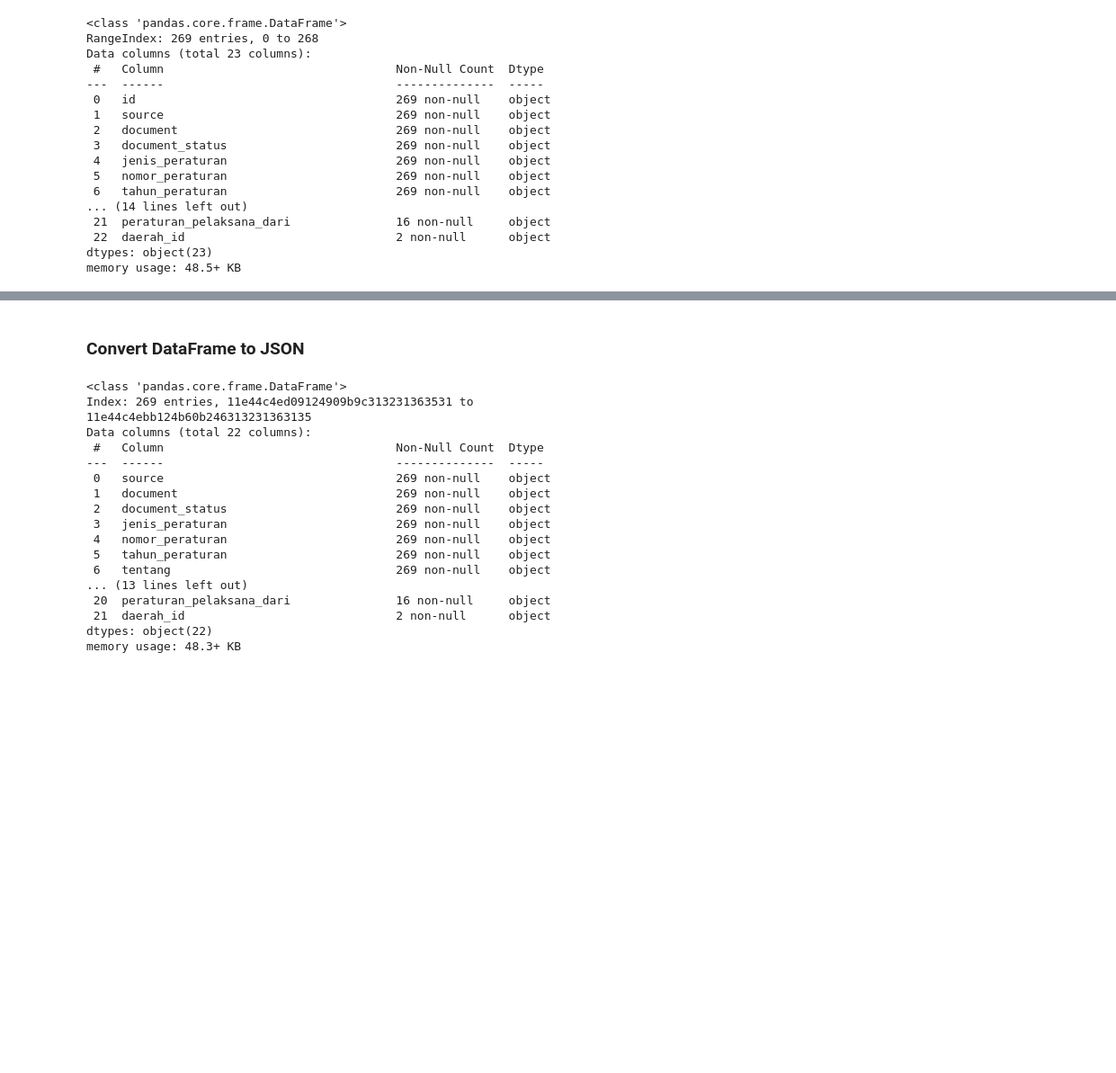
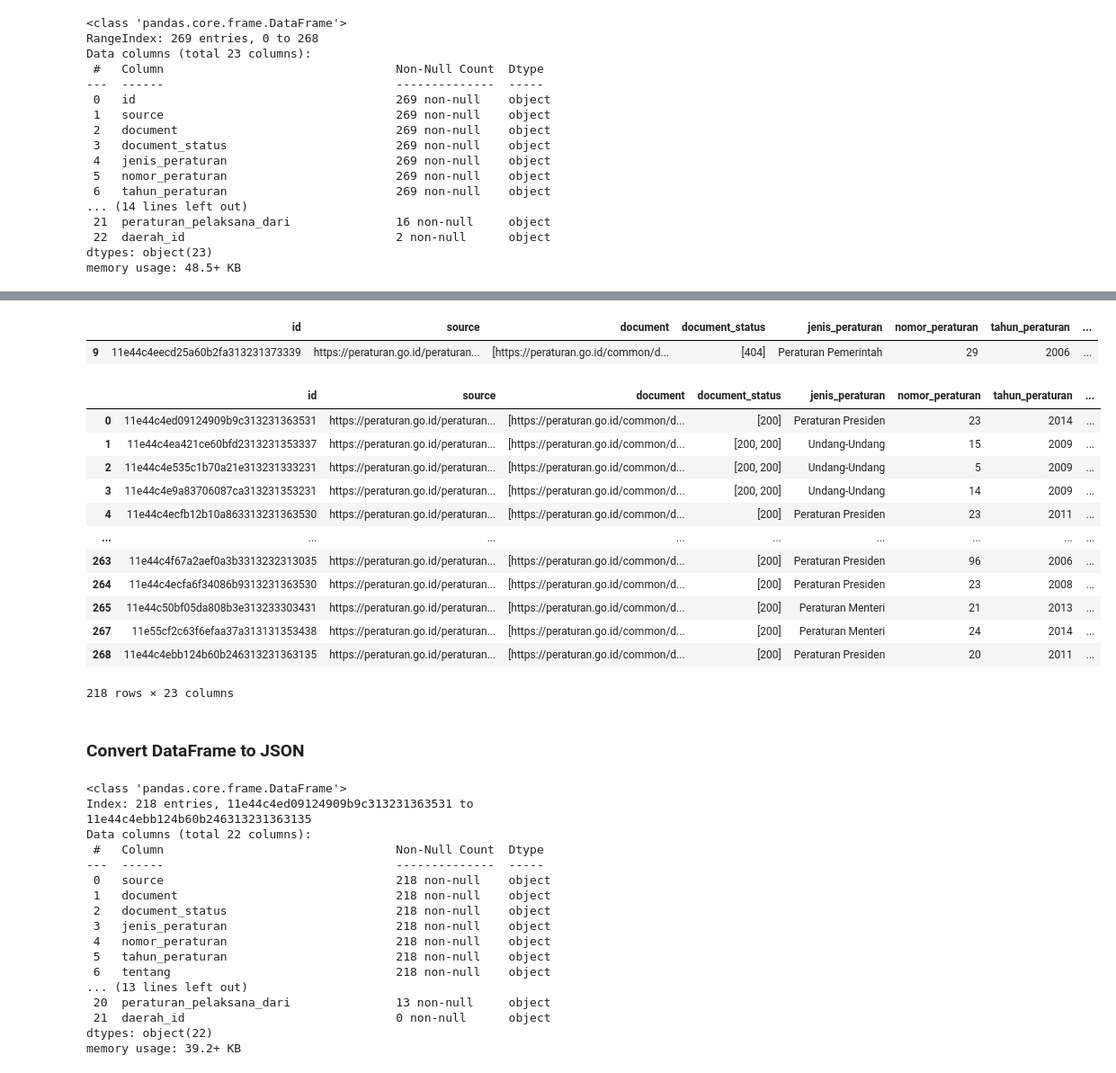
Before and after one commit to nadhifikbarw/adil-monorepo, a Jupyter notebook: adil-data-exploration/exploration.ipynb, the cells around one changed output, grey strips where cells are left out. Shown at 90% size. Cells and saved outputs as stored; diff of their text form; code cells hidden in the pictures; blank space fills up the shorter version.

Commit message:
add new data exploration analysis with new data set

```diff
--- a/adil-data-exploration/exploration.ipynb
+++ b/adil-data-exploration/exploration.ipynb
@@ -452,0 +461,4 @@ sns.heatmap(normal_df.isnull(), yticklabels=False, cbar=False,cmap='viridis')
+# %%
+# Check if first document have 404 status
+null_doc = df['document_status'].apply(lambda x: True if x[0] == 404 else False)
+null_doc.sum()
@@ -453,3 +482,27 @@ sns.heatmap(normal_df.isnull(), yticklabels=False, cbar=False,cmap='viridis')
+# %%
+# Validate the data if there is really no document
+normal_df[normal_df.index == 9]
+# %% [output]
+|  | id | source | document | document_status | jenis_peraturan | nomor_peraturan | tahun_peraturan | ... |
+| 9 | 11e44c4eecd25a60b2fa313231373339 | https://peraturan.go.id/peraturan... | [https://peraturan.go.id/common/d... | [404] | Peraturan Pemerintah | 29 | 2006 | ... |
+# %%
+# Drop column that have 404 in the first document
+normal_df.drop(normal_df[null_doc].index, inplace=True)
+normal_df
+# %% [output]
+|  | id | source | document | document_status | jenis_peraturan | nomor_peraturan | tahun_peraturan | ... |
+| 0 | 11e44c4ed09124909b9c313231363531 | https://peraturan.go.id/peraturan... | [https://peraturan.go.id/common/d... | [200] | Peraturan Presiden | 23 | 2014 | ... |
+| 1 | 11e44c4ea421ce60bfd2313231353337 | https://peraturan.go.id/peraturan... | [https://peraturan.go.id/common/d... | [200, 200] | Undang-Undang | 15 | 2009 | ... |
+| 2 | 11e44c4e535c1b70a21e313231333231 | https://peraturan.go.id/peraturan... | [https://peraturan.go.id/common/d... | [200, 200] | Undang-Undang | 5 | 2009 | ... |
+| 3 | 11e44c4e9a83706087ca313231353231 | https://peraturan.go.id/peraturan... | [https://peraturan.go.id/common/d... | [200, 200] | Undang-Undang | 14 | 2009 | ... |
+| 4 | 11e44c4ecfb12b10a863313231363530 | https://peraturan.go.id/peraturan... | [https://peraturan.go.id/common/d... | [200] | Peraturan Presiden | 23 | 2011 | ... |
+| ... | ... | ... | ... | ... | ... | ... | ... | ... |
+| 263 | 11e44c4f67a2aef0a3b3313232313035 | https://peraturan.go.id/peraturan... | [https://peraturan.go.id/common/d... | [200] | Peraturan Presiden | 96 | 2006 | ... |
+| 264 | 11e44c4ecfa6f34086b9313231363530 | https://peraturan.go.id/peraturan... | [https://peraturan.go.id/common/d... | [200] | Peraturan Presiden | 23 | 2008 | ... |
+| 265 | 11e44c50bf05da808b3e313233303431 | https://peraturan.go.id/peraturan... | [https://peraturan.go.id/common/d... | [200] | Peraturan Menteri | 21 | 2013 | ... |
+| 267 | 11e55cf2c63f6efaa37a313131353438 | https://peraturan.go.id/peraturan... | [https://peraturan.go.id/common/d... | [200] | Peraturan Menteri | 24 | 2014 | ... |
+| 268 | 11e44c4ebb124b60b246313231363135 | https://peraturan.go.id/peraturan... | [https://peraturan.go.id/common/d... | [200] | Peraturan Presiden | 20 | 2011 | ... |
+218 rows × 23 columns
 # %% [markdown]
 ### Convert DataFrame to JSON
 # %%
@@ -460,22 +513,22 @@ normal_df.set_index(ids, inplace=True)
 normal_df.info()
 # %% [output]
 <class 'pandas.core.frame.DataFrame'>
-Index: 269 entries, 11e44c4ed09124909b9c313231363531 to 11e44c4ebb124b60b246313231363135
+Index: 218 entries, 11e44c4ed09124909b9c313231363531 to 11e44c4ebb124b60b246313231363135
 Data columns (total 22 columns):
  #   Column                                 Non-Null Count  Dtype
 ---  ------                                 --------------  -----
- 0   source                                 269 non-null    object
- 1   document                               269 non-null    object
- 2   document_status                        269 non-null    object
- 3   jenis_peraturan                        269 non-null    object
- 4   nomor_peraturan                        269 non-null    object
- 5   tahun_peraturan                        269 non-null    object
- 6   tentang                                269 non-null    object
+ 0   source                                 218 non-null    object
+ 1   document                               218 non-null    object
+ 2   document_status                        218 non-null    object
+ 3   jenis_peraturan                        218 non-null    object
+ 4   nomor_peraturan                        218 non-null    object
+ 5   tahun_peraturan                        218 non-null    object
+ 6   tentang                                218 non-null    object
 ... (13 lines left out)
- 20  peraturan_pelaksana_dari               16 non-null     object
- 21  daerah_id                              2 non-null      object
+ 20  peraturan_pelaksana_dari               13 non-null     object
+ 21  daerah_id                              0 non-null      object
 dtypes: object(22)
-memory usage: 48.3+ KB
+memory usage: 39.2+ KB
 # %%
 new_json = normal_df.to_json(path_or_buf=data_path_out, orient='index', indent=2, )
 # %%
```
Also changed, not shown: parts of 12 cells of this notebook, 1 other file.
